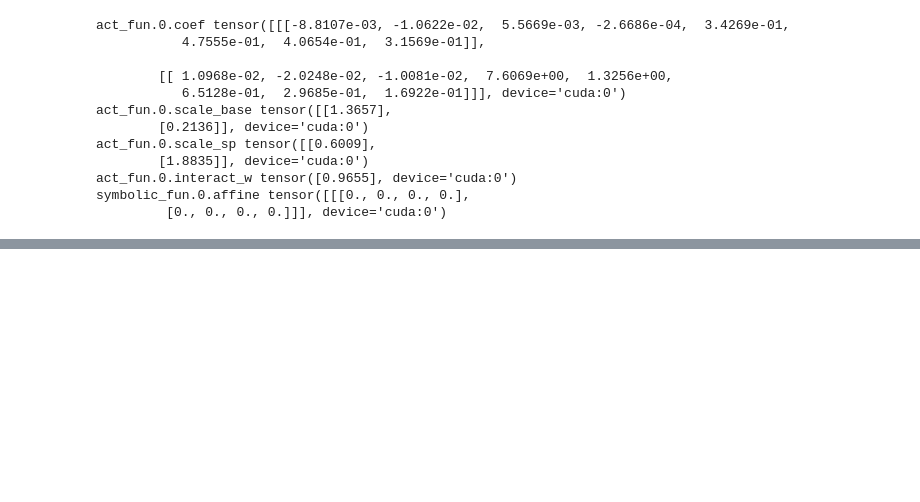
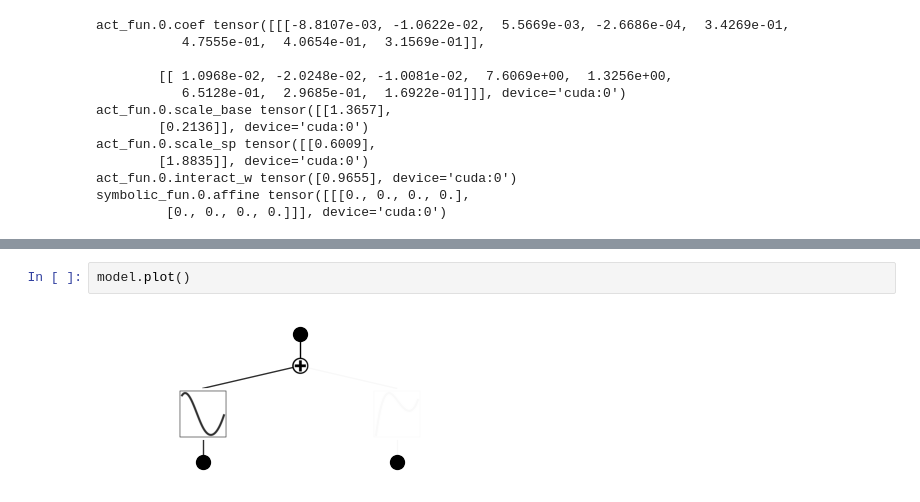
Before and after one commit to shdaig/NexusAriadne, a Jupyter notebook: multiplication.ipynb, the cells around one changed output, grey strips where cells are left out. Saved outputs shown, nothing was run; the diff lists cells and outputs as text; blank space fills up the shorter version.

```diff
--- a/multiplication.ipynb
+++ b/multiplication.ipynb
@@ -518,0 +609,4 @@ symbolic_fun.0.affine tensor([[[0., 0., 0., 0.],
+# %%
+model.plot()
+# %% [output]
+[figure, added]
```
Also changed, not shown: parts of 7 cells of this notebook, 1 other file.
